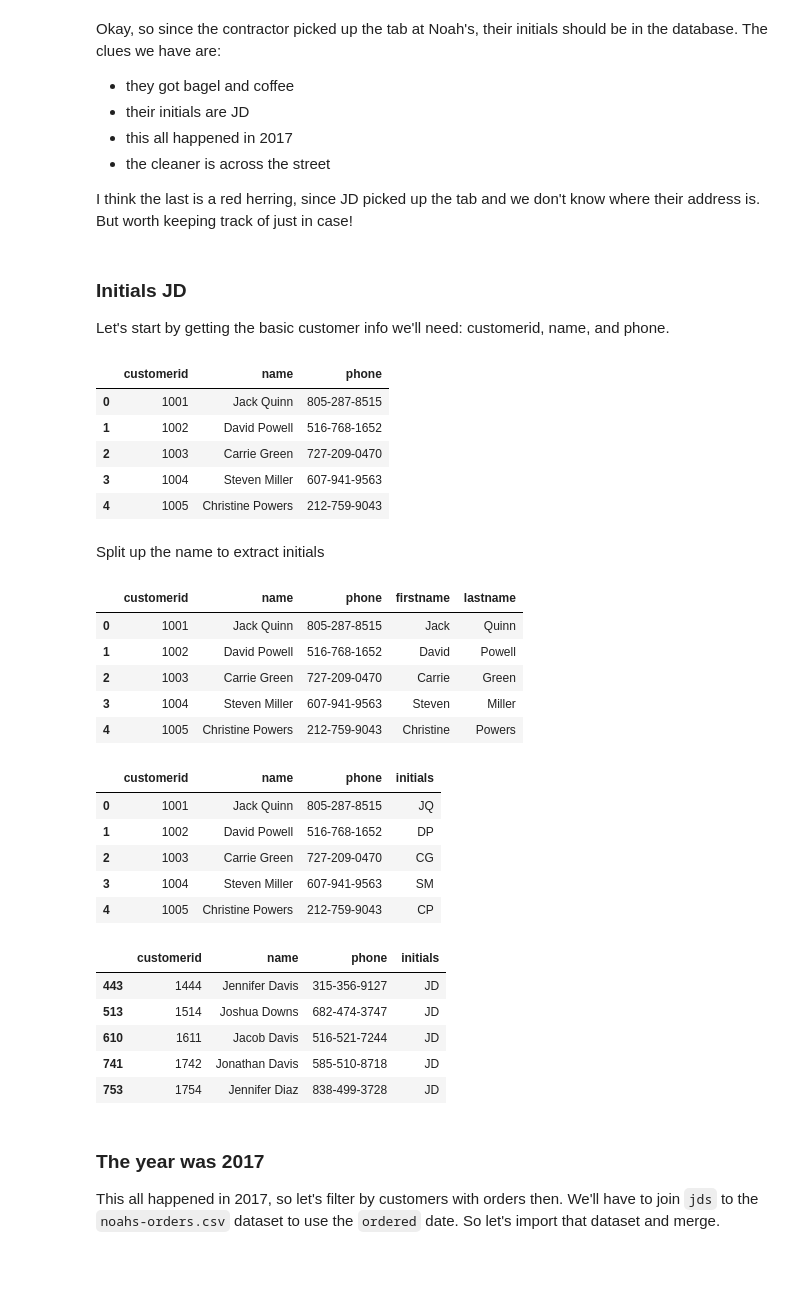
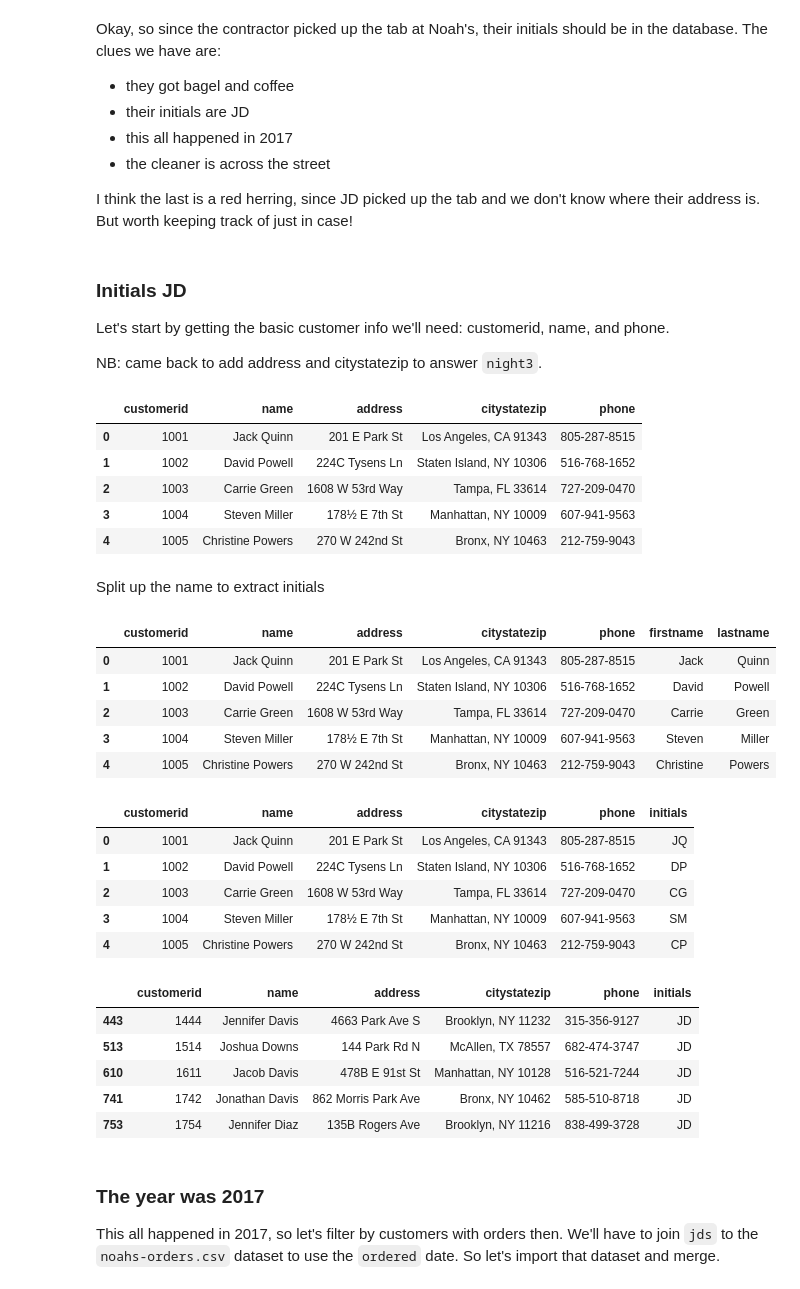
Before and after one commit to adamorse/hanukkah-of-data-5783, a Jupyter notebook: night2.ipynb, the cells around one changed output. Saved outputs shown, nothing was run; the diff lists cells and outputs as text; code cells hidden in the pictures.

Commit message:
night3

```diff
--- a/night2.ipynb
+++ b/night2.ipynb
@@ -10,17 +10,19 @@ I think the last is a red herring, since JD picked up the tab and we don't know
 ### Initials JD
 
 Let's start by getting the basic customer info we'll need: customerid, name, and phone.
+
+NB: came back to add address and citystatezip to answer `night3`.
 # %%
 import pandas as pd
-customers = pd.read_csv('noahs-customers.csv',usecols=['customerid','name','phone'])
+customers = pd.read_csv('noahs-customers.csv',usecols=['customerid','name','phone','address','citystatezip'])
 customers.head()
 # %% [output]
-|  | customerid | name | phone |
-| 0 | 1001 | Jack Quinn | 805-287-8515 |
-| 1 | 1002 | David Powell | 516-768-1652 |
-| 2 | 1003 | Carrie Green | 727-209-0470 |
-| 3 | 1004 | Steven Miller | 607-941-9563 |
-| 4 | 1005 | Christine Powers | 212-759-9043 |
+|  | customerid | name | address | citystatezip | phone |
+| 0 | 1001 | Jack Quinn | 201 E Park St | Los Angeles, CA 91343 | 805-287-8515 |
+| 1 | 1002 | David Powell | 224C Tysens Ln | Staten Island, NY 10306 | 516-768-1652 |
+| 2 | 1003 | Carrie Green | 1608 W 53rd Way | Tampa, FL 33614 | 727-209-0470 |
+| 3 | 1004 | Steven Miller | 178½ E 7th St | Manhattan, NY 10009 | 607-941-9563 |
+| 4 | 1005 | Christine Powers | 270 W 242nd St | Bronx, NY 10463 | 212-759-9043 |
 # %% [markdown]
 Split up the name to extract initials
 # %%
@@ -29,33 +31,33 @@ customers['firstname'] = names[0]
 customers['lastname'] = names[2].mask(names[2].isnull(),names[1])
 customers.head()
 # %% [output]
-|  | customerid | name | phone | firstname | lastname |
-| 0 | 1001 | Jack Quinn | 805-287-8515 | Jack | Quinn |
-| 1 | 1002 | David Powell | 516-768-1652 | David | Powell |
-| 2 | 1003 | Carrie Green | 727-209-0470 | Carrie | Green |
-| 3 | 1004 | Steven Miller | 607-941-9563 | Steven | Miller |
-| 4 | 1005 | Christine Powers | 212-759-9043 | Christine | Powers |
+|  | customerid | name | address | citystatezip | phone | firstname | lastname |
+| 0 | 1001 | Jack Quinn | 201 E Park St | Los Angeles, CA 91343 | 805-287-8515 | Jack | Quinn |
+| 1 | 1002 | David Powell | 224C Tysens Ln | Staten Island, NY 10306 | 516-768-1652 | David | Powell |
+| 2 | 1003 | Carrie Green | 1608 W 53rd Way | Tampa, FL 33614 | 727-209-0470 | Carrie | Green |
+| 3 | 1004 | Steven Miller | 178½ E 7th St | Manhattan, NY 10009 | 607-941-9563 | Steven | Miller |
+| 4 | 1005 | Christine Powers | 270 W 242nd St | Bronx, NY 10463 | 212-759-9043 | Christine | Powers |
 # %%
 customers['initials'] = customers['firstname'].str.slice(0,1) + customers['lastname'].str.slice(0,1)
 customers.drop(['firstname','lastname'],axis=1,inplace=True)
 customers.head()
 # %% [output]
-|  | customerid | name | phone | initials |
-| 0 | 1001 | Jack Quinn | 805-287-8515 | JQ |
-| 1 | 1002 | David Powell | 516-768-1652 | DP |
-| 2 | 1003 | Carrie Green | 727-209-0470 | CG |
-| 3 | 1004 | Steven Miller | 607-941-9563 | SM |
-| 4 | 1005 | Christine Powers | 212-759-9043 | CP |
+|  | customerid | name | address | citystatezip | phone | initials |
+| 0 | 1001 | Jack Quinn | 201 E Park St | Los Angeles, CA 91343 | 805-287-8515 | JQ |
+| 1 | 1002 | David Powell | 224C Tysens Ln | Staten Island, NY 10306 | 516-768-1652 | DP |
+| 2 | 1003 | Carrie Green | 1608 W 53rd Way | Tampa, FL 33614 | 727-209-0470 | CG |
+| 3 | 1004 | Steven Miller | 178½ E 7th St | Manhattan, NY 10009 | 607-941-9563 | SM |
+| 4 | 1005 | Christine Powers | 270 W 242nd St | Bronx, NY 10463 | 212-759-9043 | CP |
 # %%
 jds = customers[customers['initials']=='JD']
 jds.head()
 # %% [output]
-|  | customerid | name | phone | initials |
-| 443 | 1444 | Jennifer Davis | 315-356-9127 | JD |
-| 513 | 1514 | Joshua Downs | 682-474-3747 | JD |
-| 610 | 1611 | Jacob Davis | 516-521-7244 | JD |
-| 741 | 1742 | Jonathan Davis | 585-510-8718 | JD |
-| 753 | 1754 | Jennifer Diaz | 838-499-3728 | JD |
+|  | customerid | name | address | citystatezip | phone | initials |
+| 443 | 1444 | Jennifer Davis | 4663 Park Ave S | Brooklyn, NY 11232 | 315-356-9127 | JD |
+| 513 | 1514 | Joshua Downs | 144 Park Rd N | McAllen, TX 78557 | 682-474-3747 | JD |
+| 610 | 1611 | Jacob Davis | 478B E 91st St | Manhattan, NY 10128 | 516-521-7244 | JD |
+| 741 | 1742 | Jonathan Davis | 862 Morris Park Ave | Bronx, NY 10462 | 585-510-8718 | JD |
+| 753 | 1754 | Jennifer Diaz | 135B Rogers Ave | Brooklyn, NY 11216 | 838-499-3728 | JD |
 # %% [markdown]
 ### The year was 2017
 
```
Also changed, not shown: parts of 5 cells of this notebook, 1 other file.
